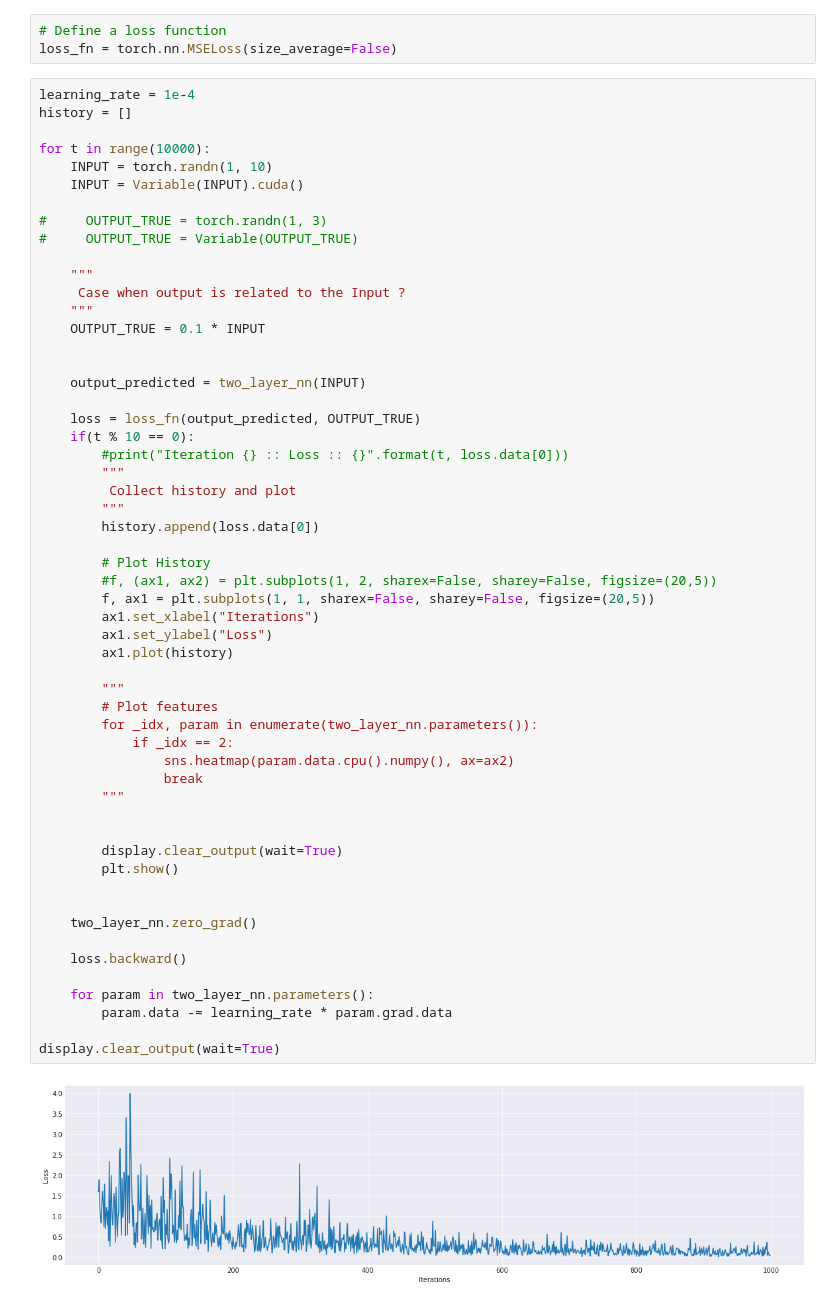
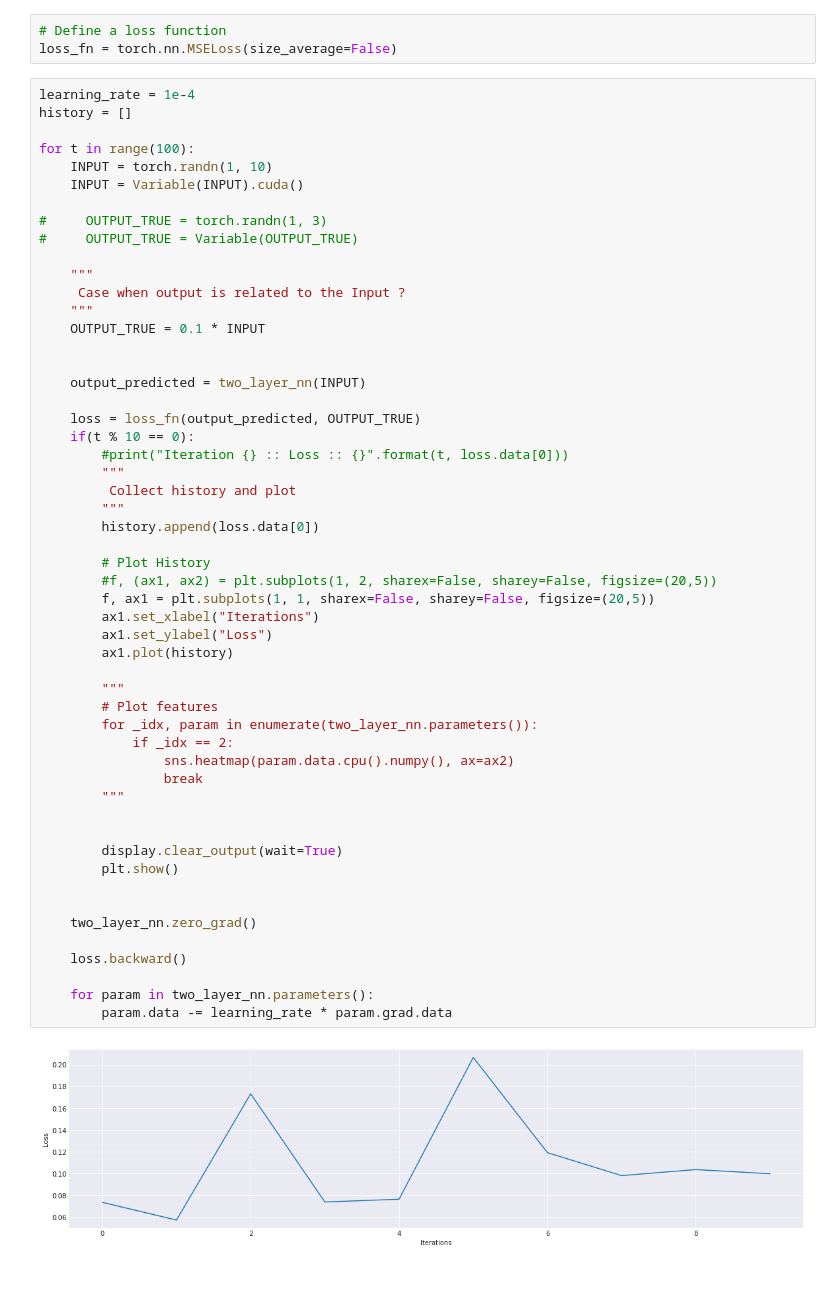
Before and after one commit to spMohanty/AI_for_Artists, a Jupyter notebook: intro/Introduction.ipynb, the cells around one changed output. Cells and saved outputs as stored; diff of their text form; blank space fills up the shorter version.

```diff
--- a/intro/Introduction.ipynb
+++ b/intro/Introduction.ipynb
@@ -52,7 +52,7 @@ loss_fn = torch.nn.MSELoss(size_average=False)
 learning_rate = 1e-4
 history = []
 
-for t in range(10000):
+for t in range(100):
     INPUT = torch.randn(1, 10)
     INPUT = Variable(INPUT).cuda()
 
@@ -75,33 +75,31 @@ for t in range(10000):
         """
         history.append(loss.data[0])
 
         # Plot History
         #f, (ax1, ax2) = plt.subplots(1, 2, sharex=False, sharey=False, figsize=(20,5))
         f, ax1 = plt.subplots(1, 1, sharex=False, sharey=False, figsize=(20,5))
         ax1.set_xlabel("Iterations")
         ax1.set_ylabel("Loss")
         ax1.plot(history)
 
         """
         # Plot features
         for _idx, param in enumerate(two_layer_nn.parameters()):
             if _idx == 2:
                 sns.heatmap(param.data.cpu().numpy(), ax=ax2)
                 break
         """
 
 
         display.clear_output(wait=True)
         plt.show()
 
 
     two_layer_nn.zero_grad()
 
     loss.backward()
 
     for param in two_layer_nn.parameters():
         param.data -= learning_rate * param.grad.data
-
-display.clear_output(wait=True)
 # %% [output]
-[figure, old version]
+[figure, new version]
```
Also changed, not shown: 10 other files.
